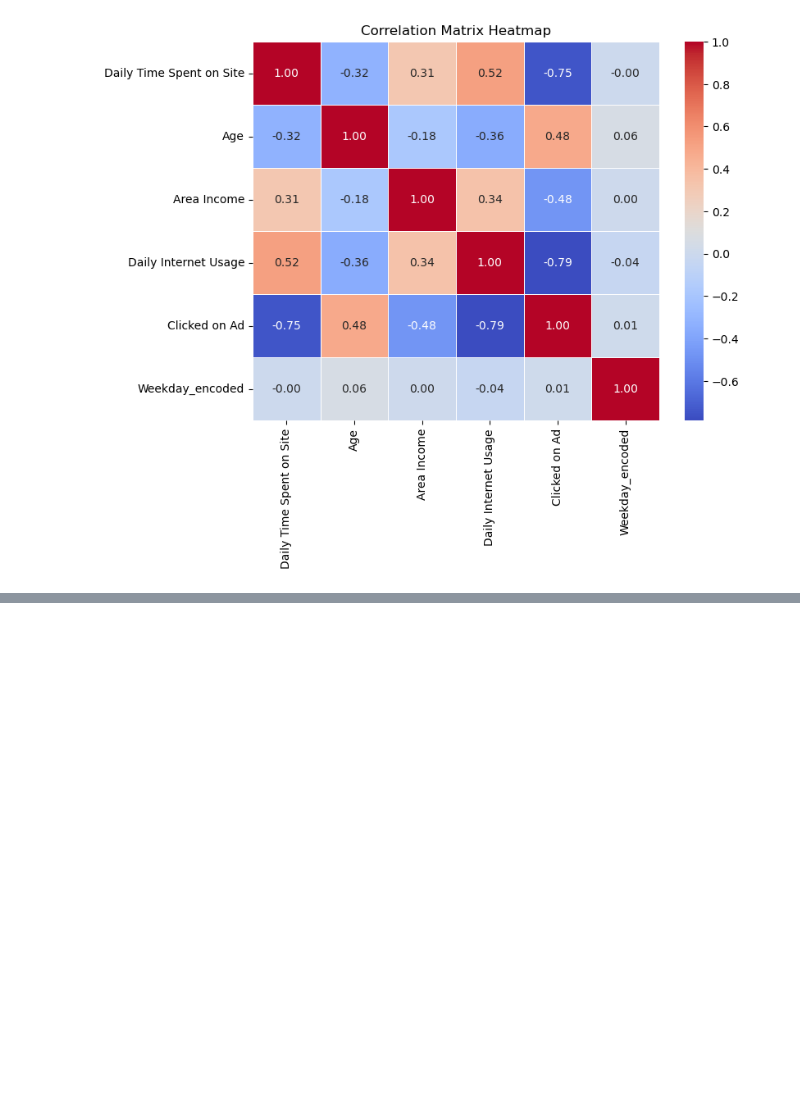
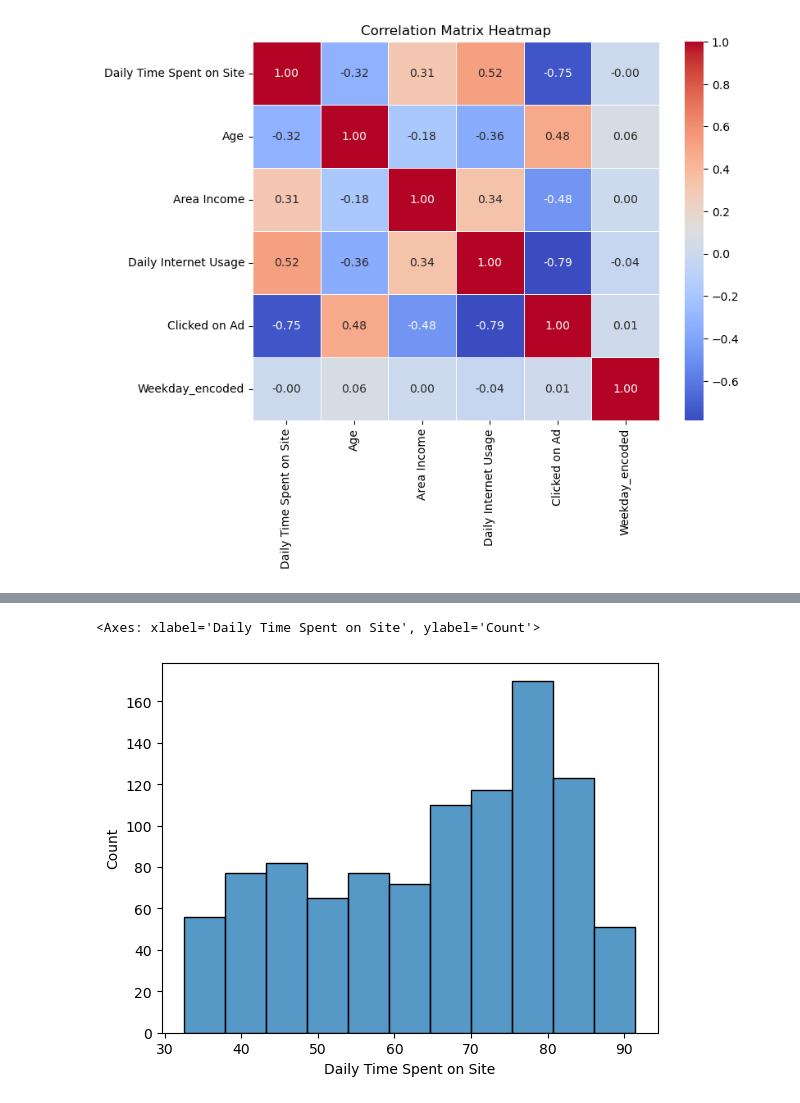
Before and after one commit to namolee/fintech_service, a Jupyter notebook: 06machine_learning/17나이브베이즈_분류분석.ipynb, the cells around one changed output, grey strips where cells are left out. Cells and saved outputs as stored; diff of their text form; code cells hidden in the pictures; blank space fills up the shorter version.

```diff
--- a/06machine_learning/17나이브베이즈_분류분석.ipynb
+++ b/06machine_learning/17나이브베이즈_분류분석.ipynb
@@ -311,0 +369,5 @@ plt.show()
+# %%
+sns.histplot(data['Daily Time Spent on Site'])
+# %% [output]
+<Axes: xlabel='Daily Time Spent on Site', ylabel='Count'>
+[figure, added]
```
Also changed, not shown: parts of 26 cells of this notebook, 2 other files.
